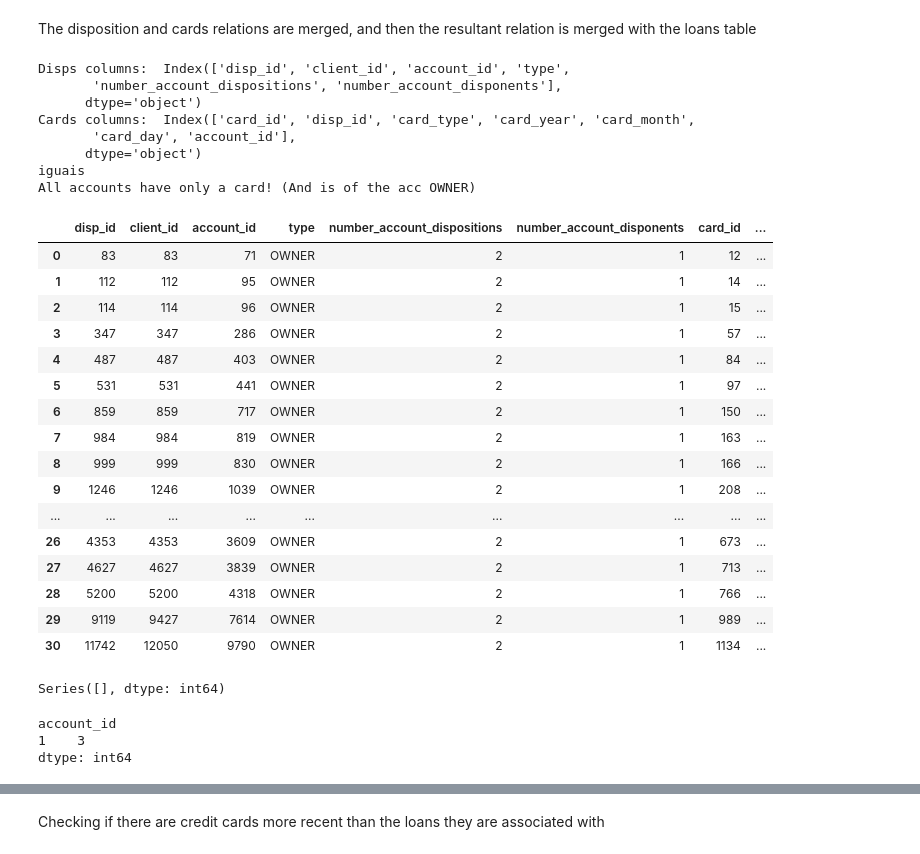
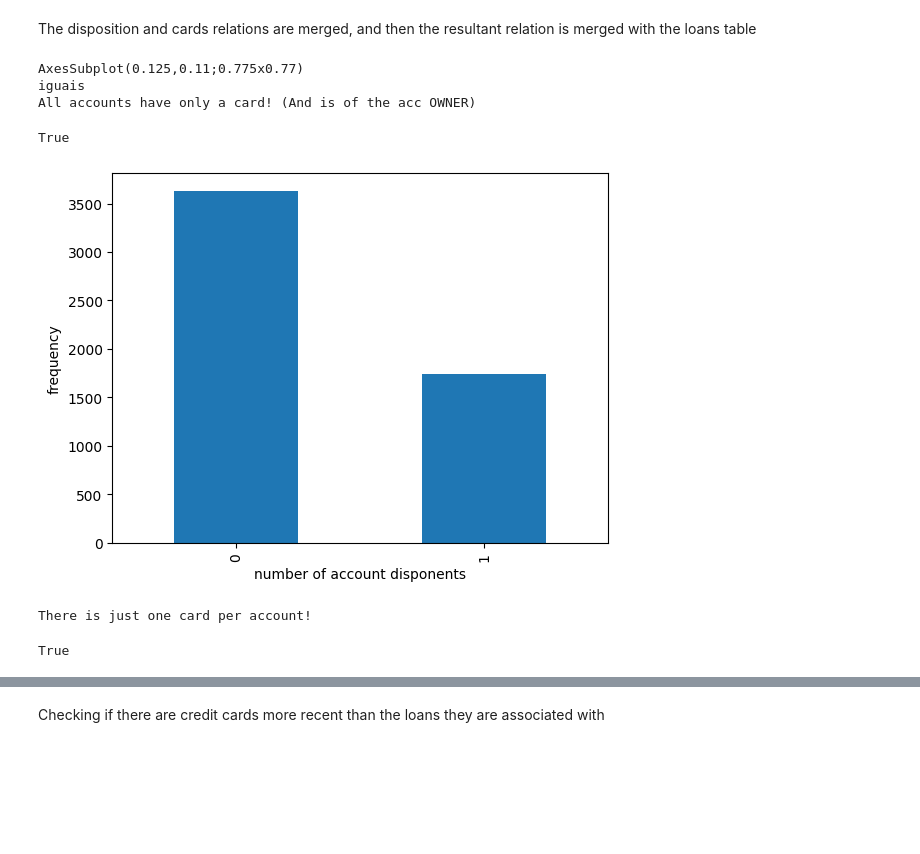
Before and after one commit to bdmendes/feup-ac-banking, a Jupyter notebook: project.ipynb, the cells around one changed output, grey strips where cells are left out. Cells and saved outputs as stored; diff of their text form; code cells hidden in the pictures; blank space fills up the shorter version.

Commit message:
Improve some code about disposition analysis

```diff
--- a/project.ipynb
+++ b/project.ipynb
@@ -243,69 +243,53 @@ loans.head()
 # %% [markdown]
 The disposition and cards relations are merged, and then the resultant relation is merged with the loans table
 # %%
-## TODO (maybe this is more a business analysis thing) -> conclusion: only account owners have credit cards
+## TODO -> conclusion: only account owners have credit cards
 
-print("Disps columns: ", dispositions.columns)
-print("Cards columns: ", cards.columns)
-# teste = dispositions[(dispositions.number_account_disponents > 0)&(dispositions.type.isin(['DISPONENT']))]
-# teste = teste.merge(cards, on=["disp_id"])
+# print("Disps columns: ", dispositions.columns)
+# print("Cards columns: ", cards.columns)
 
+# prints number_account_disponents frequency in dispositions
+print(dispositions["number_account_disponents"].value_counts().plot(kind='bar', xlabel='number of account disponents', ylabel='frequency'))
 teste = dispositions[(dispositions.number_account_disponents > 0)]
+
 teste = teste.merge(cards, on=["disp_id"])
+
 count_acc = len(teste.index)
 count_teste = len(teste[teste.account_id_x == teste.account_id_y].index)
 if count_acc==count_teste:
     print("iguais")
     teste.drop('account_id_y', inplace=True, axis=1)
     teste.rename(columns = {'account_id_x':'account_id'}, inplace=True)
 
 if (teste.account_id.is_unique == True):
     print("All accounts have only a card! (And is of the acc OWNER)")
 teste
-# cards.card_id.is_unique # True -> significa que só há um disponent/OWNER por card
+teste.card_id.is_unique # True -> significa que só há um disponent/OWNER por card
 # %% [output]
-Disps columns:  Index(['disp_id', 'client_id', 'account_id', 'type',
-       'number_account_dispositions', 'number_account_disponents'],
-      dtype='object')
-Cards columns:  Index(['card_id', 'disp_id', 'card_type', 'card_year', 'card_month',
-       'card_day', 'account_id'],
-      dtype='object')
+AxesSubplot(0.125,0.11;0.775x0.77)
 iguais
 All accounts have only a card! (And is of the acc OWNER)
-|  | disp_id | client_id | account_id | type | number_account_dispositions | number_account_disponents | card_id | ... |
-| 0 | 83 | 83 | 71 | OWNER | 2 | 1 | 12 | ... |
-| 1 | 112 | 112 | 95 | OWNER | 2 | 1 | 14 | ... |
-| 2 | 114 | 114 | 96 | OWNER | 2 | 1 | 15 | ... |
-| 3 | 347 | 347 | 286 | OWNER | 2 | 1 | 57 | ... |
-| 4 | 487 | 487 | 403 | OWNER | 2 | 1 | 84 | ... |
-| 5 | 531 | 531 | 441 | OWNER | 2 | 1 | 97 | ... |
-| 6 | 859 | 859 | 717 | OWNER | 2 | 1 | 150 | ... |
-| 7 | 984 | 984 | 819 | OWNER | 2 | 1 | 163 | ... |
-| 8 | 999 | 999 | 830 | OWNER | 2 | 1 | 166 | ... |
-| 9 | 1246 | 1246 | 1039 | OWNER | 2 | 1 | 208 | ... |
-| ... | ... | ... | ... | ... | ... | ... | ... | ... |
-| 26 | 4353 | 4353 | 3609 | OWNER | 2 | 1 | 673 | ... |
-| 27 | 4627 | 4627 | 3839 | OWNER | 2 | 1 | 713 | ... |
-| 28 | 5200 | 5200 | 4318 | OWNER | 2 | 1 | 766 | ... |
-| 29 | 9119 | 9427 | 7614 | OWNER | 2 | 1 | 989 | ... |
-| 30 | 11742 | 12050 | 9790 | OWNER | 2 | 1 | 1134 | ... |
+True
+[figure, added]
 # %%
 # DONE: correct -> tests if there is more than one card per account (test follows)
 cards_per_account = cards.groupby(['account_id']).size()
 cards_per_account[cards_per_account > 1]
+if cards_per_account[cards_per_account > 1].empty:
+    print("There is just one card per account!")
+else:
+    # process data? extract feature?
+    print("nothing here yet")
 
-# cards.account_id.is_unique # True -> se account_id tem valores únicos, significa que só há um cartão por conta
+cards.account_id.is_unique # True -> se account_id tem valores únicos, significa que só há um cartão por conta
 # %% [output]
-Series([], dtype: int64)
+There is just one card per account!
+True
 # %%
 # tests if there is more than one card per account (proof)
-df = pd.DataFrame({
-   'card_id': [1,2,3,4],
-   'account_id': [1,1,1,2]
-})
-cards_per_account = df.groupby(['account_id']).size()
-cards_per_account[cards_per_account > 1]
+# df = pd.DataFrame({
+#    'card_id': [1,2,3,4],
+#    'account_id': [1,1,1,2]
+# })
+# cards_per_account = df.groupby(['account_id']).size()
+# cards_per_account[cards_per_account > 1]
-# %% [output]
-account_id
-1    3
-dtype: int64
```
Also changed, not shown: parts of 6 cells of this notebook.
